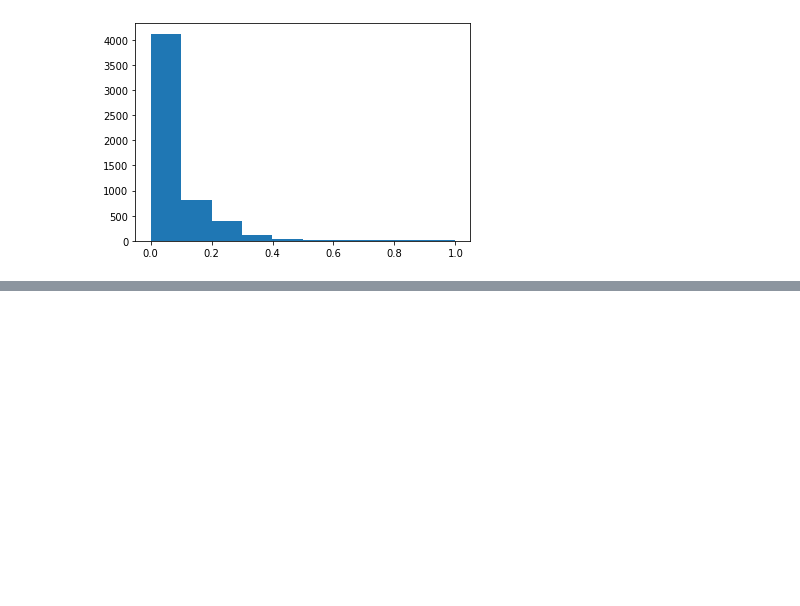
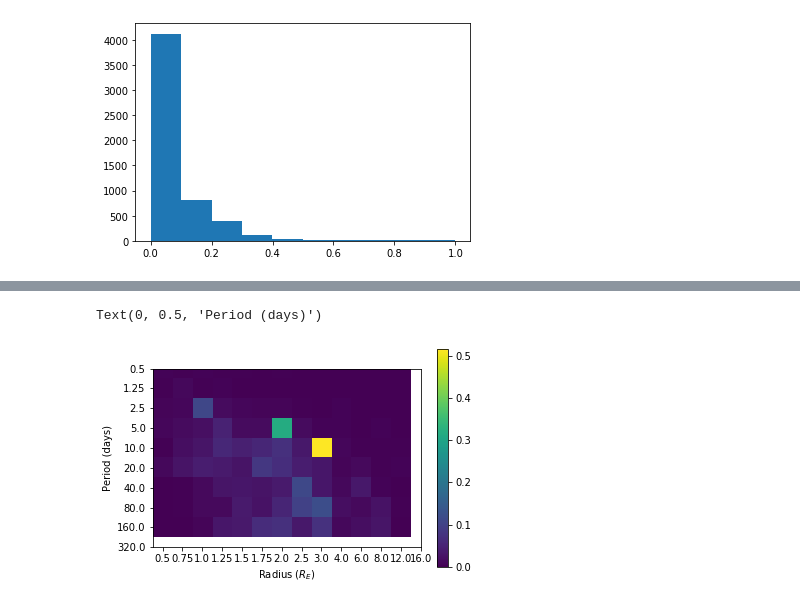
Before and after one commit to aditya-sengupta/exosyssim-prototyping, a Jupyter notebook: notebooks/idem.ipynb, the cells around one changed output, grey strips where cells are left out. Saved outputs shown, nothing was run; the diff lists cells and outputs as text; code cells hidden in the pictures; blank space fills up the shorter version.

```diff
--- a/notebooks/idem.ipynb
+++ b/notebooks/idem.ipynb
@@ -227,0 +174,18 @@ pdet_ij.shape
+# %%
+weights = np.nan_to_num(1 / (pdet_i * pgeoms))
+# %%
+period_bins = np.array([0.5, 1.25, 2.5, 5, 10, 20, 40, 80, 160, 320])
+rp_bins = np.array([0.5, 0.75, 1, 1.25, 1.5, 1.75, 2, 2.5, 3, 4, 6, 8, 12, 16])
+counts = np.histogram2d(periods, prads, bins=[period_bins, rp_bins])[0]
+N = np.histogram2d(periods, prads, bins=[period_bins, rp_bins], weights=weights)
+f = N[0] / len(stellar)
+# %%
+plt.imshow(f)
+plt.colorbar()
+_ = plt.xticks(list(range(len(rp_bins))), rp_bins)
+plt.xlabel(r"Radius ($R_E$)")
+_ = plt.yticks(list(range(len(period_bins))), period_bins)
+plt.ylabel("Period (days)")
+# %% [output]
+Text(0, 0.5, 'Period (days)')
+[figure, added]
```
Also changed, not shown: parts of 15 cells of this notebook.
